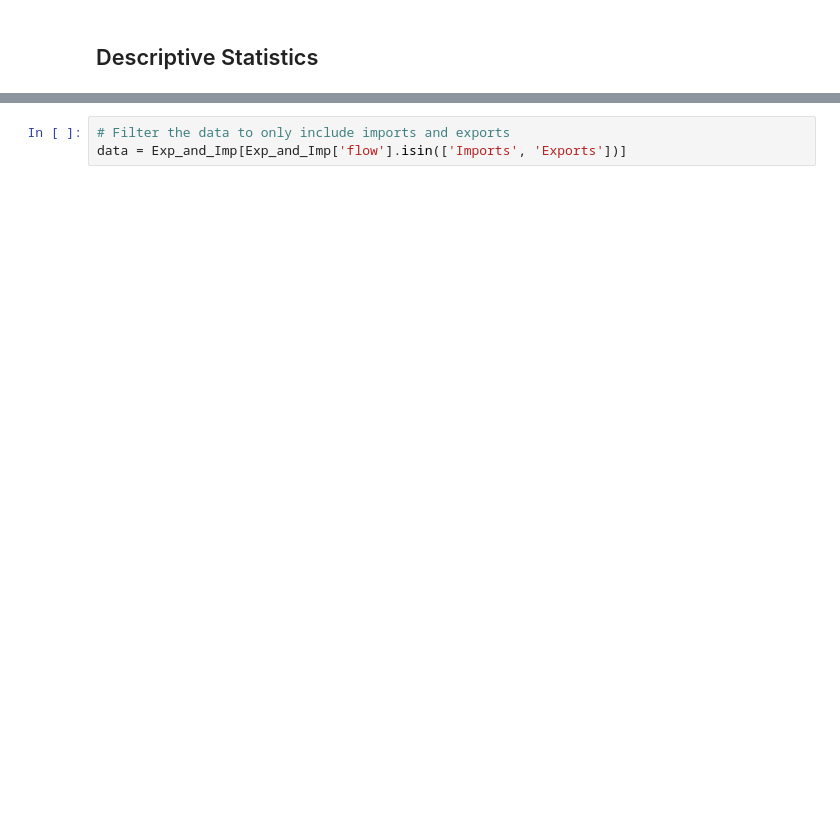
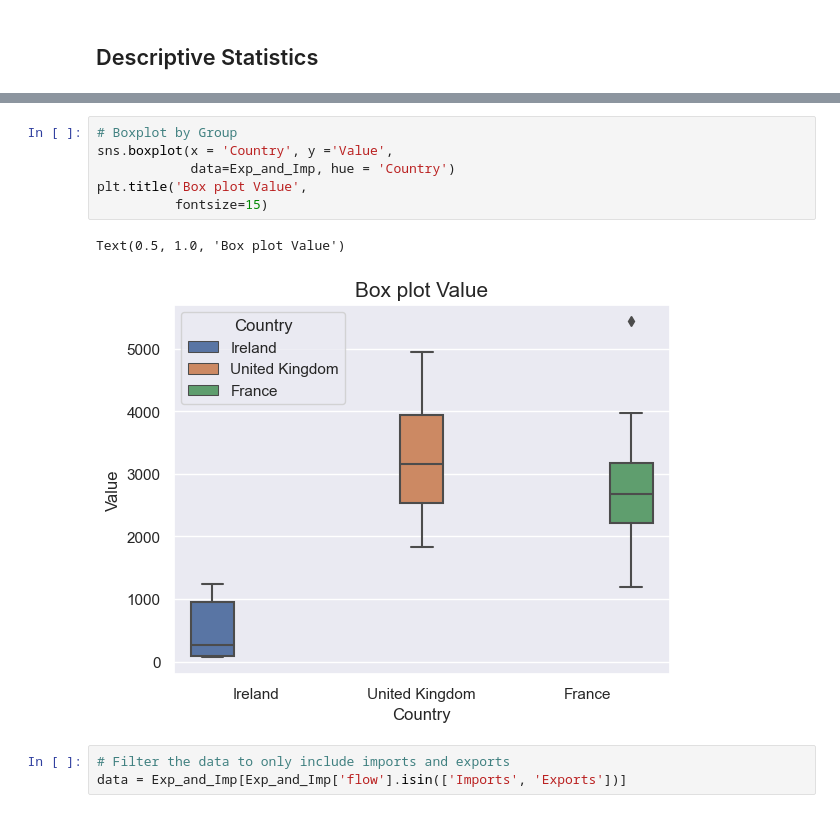
Before and after one commit to SandraMerchant/Project-No.-2, a Jupyter notebook: Project No.2.ipynb, the cells around one changed output, grey strips where cells are left out. Saved outputs shown, nothing was run; the diff lists cells and outputs as text; blank space fills up the shorter version.

```diff
--- a/Project No.2.ipynb
+++ b/Project No.2.ipynb
@@ -84,3 +136,12 @@ Exp_and_Imp.describe() # Why does it looks like this
+# %%
+# Boxplot by Group
+sns.boxplot(x = 'Country', y ='Value',
+            data=Exp_and_Imp, hue = 'Country')
+plt.title('Box plot Value',
+          fontsize=15)
+# %% [output]
+Text(0.5, 1.0, 'Box plot Value')
+[figure, added]
 # %%
 # Filter the data to only include imports and exports
 data = Exp_and_Imp[Exp_and_Imp['flow'].isin(['Imports', 'Exports'])]
```
Also changed, not shown: parts of 21 cells of this notebook.
